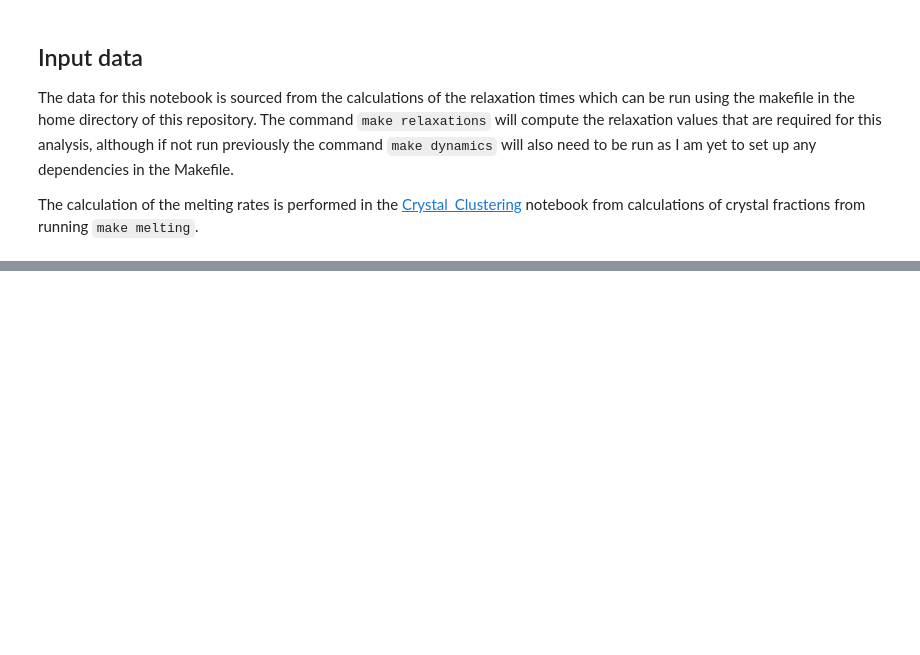
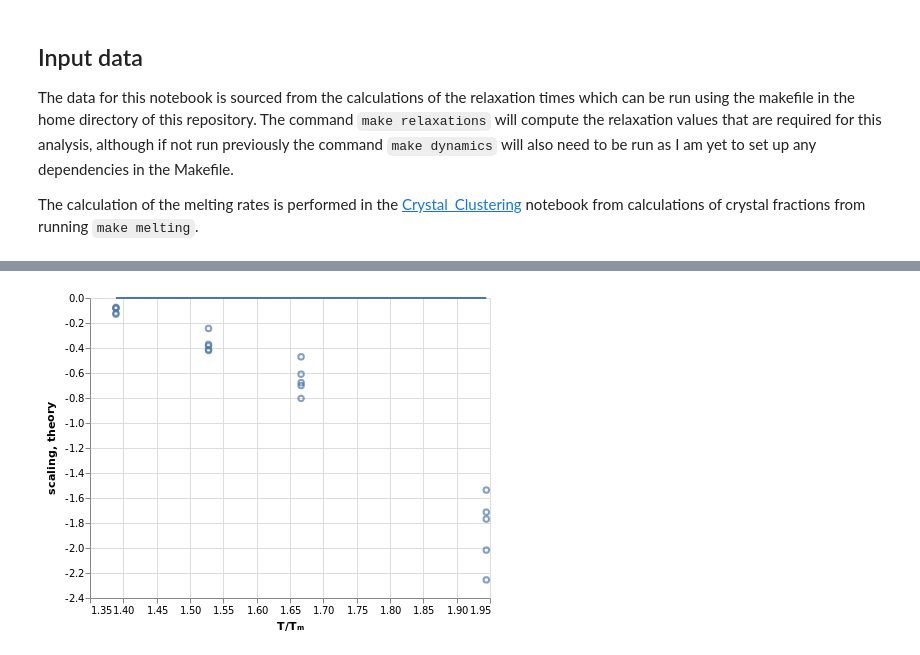
Before and after one commit to malramsay64/Crystal_Melting, a Jupyter notebook: notebooks/11_melting_dynamics.ipynb, the cells around one changed output, grey strips where cells are left out. Saved outputs shown, nothing was run; the diff lists cells and outputs as text; code cells hidden in the pictures; blank space fills up the shorter version.

```diff
--- a/notebooks/11_melting_dynamics.ipynb
+++ b/notebooks/11_melting_dynamics.ipynb
@@ -43,4 +58,0 @@ c
-# %%
-def theory(x, enthalpy, c):
-    result = 1 - np.exp((1-x) * enthalpy / x)
-    return c * result
@@ -68,0 +114,18 @@ c.mark_point().encode(y="scaling") + c.mark_line().encode(y="theory")
+# %%
+df_13 = timescales_df.query("pressure == 13.50")
+
+opt, err = fit_curve(df_13, -0.65618)
+
+df_fit = pandas.DataFrame({
+    "temp_norm": df_1.temp_norm,
+    "scaling": df_1["mean"] * df_1["rot2_value"],
+    "theory": theory(df_1.temp_norm, *opt)
+})
+# %%
+c = alt.Chart(df_fit).encode(
+    x=alt.X('temp_norm', title='T/Tₘ', scale=alt.Scale(zero=False)),
+)
+
+c.mark_point().encode(y="scaling") + c.mark_line().encode(y="theory")
+# %% [output]
+[figure, added]
```
Also changed, not shown: parts of 16 cells of this notebook.
